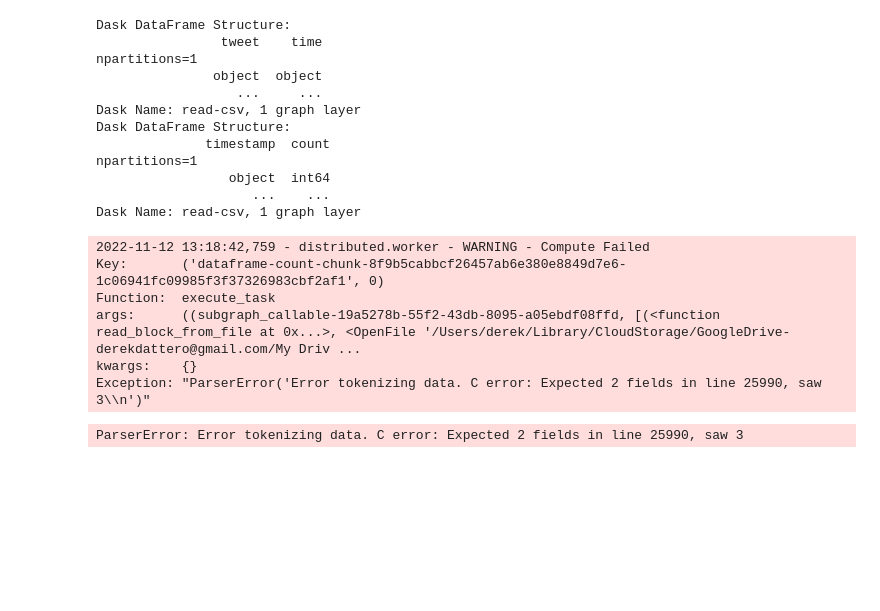
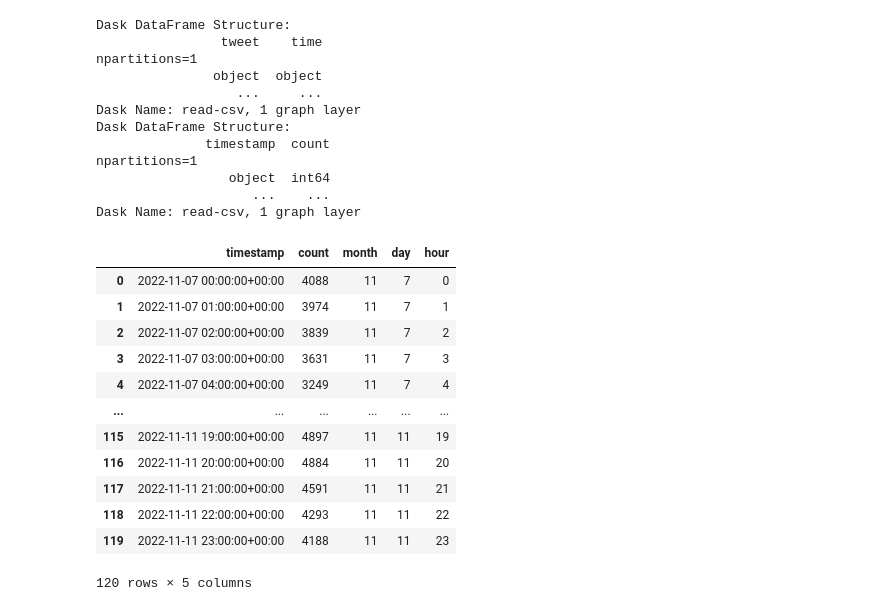
Before and after one commit to ddattero/BigDataFinalProject, a Jupyter notebook: twit_analysis.ipynb, the cells around one changed output. Saved outputs shown, nothing was run; the diff lists cells and outputs as text; code cells hidden in the pictures; blank space fills up the shorter version.

```diff
--- a/twit_analysis.ipynb
+++ b/twit_analysis.ipynb
@@ -37,20 +37,3 @@ npartitions=1
                  object  int64
                     ...    ...
 Dask Name: read-csv, 1 graph layer
-# %%
-
-tweetdf['time'] = dd.to_datetime(tweetdf['time'])
-
-print(tweetdf.count().compute())
-
-countdf['timestamp'] = dd.to_datetime(countdf['timestamp'])
-
-print(countdf.count().compute())
-# %% [output]
-2022-11-12 13:18:42,759 - distributed.worker - WARNING - Compute Failed
-Key:       ('dataframe-count-chunk-8f9b5cabbcf26457ab6e380e8849d7e6-1c06941fc09985f3f37326983cbf2af1', 0)
-Function:  execute_task
-args:      ((subgraph_callable-19a5278b-55f2-43db-8095-a05ebdf08ffd, [(<function read_block_from_file at 0x...>, <OpenFile '/Users/derek/Library/CloudStorage/GoogleDrive-derekdattero@gmail.com/My Driv ...
-kwargs:    {}
-Exception: "ParserError('Error tokenizing data. C error: Expected 2 fields in line 25990, saw 3\\n')"
-ParserError: Error tokenizing data. C error: Expected 2 fields in line 25990, saw 3
@@ -63,0 +40,28 @@ ParserError: Error tokenizing data. C error: Expected 2 fields in line 25990, sa
+# %%
+
+tweetdf['time'] = dd.to_datetime(tweetdf['time'])
+
+countdf['timestamp'] = dd.to_datetime(countdf['timestamp'])
+
+tweetdf['month'] = tweetdf['time'].dt.month
+tweetdf['day'] = tweetdf['time'].dt.day
+tweetdf['hour'] = tweetdf['time'].dt.hour
+tweetdf['minute'] = tweetdf['time'].dt.minute
+
+countdf['month'] = countdf['timestamp'].dt.month
+countdf['day'] = countdf['timestamp'].dt.day
+countdf['hour'] = countdf['timestamp'].dt.hour
+# %% [output]
+|  | timestamp | count | month | day | hour |
+| 0 | 2022-11-07 00:00:00+00:00 | 4088 | 11 | 7 | 0 |
+| 1 | 2022-11-07 01:00:00+00:00 | 3974 | 11 | 7 | 1 |
+| 2 | 2022-11-07 02:00:00+00:00 | 3839 | 11 | 7 | 2 |
+| 3 | 2022-11-07 03:00:00+00:00 | 3631 | 11 | 7 | 3 |
+| 4 | 2022-11-07 04:00:00+00:00 | 3249 | 11 | 7 | 4 |
+| ... | ... | ... | ... | ... | ... |
+| 115 | 2022-11-11 19:00:00+00:00 | 4897 | 11 | 11 | 19 |
+| 116 | 2022-11-11 20:00:00+00:00 | 4884 | 11 | 11 | 20 |
+| 117 | 2022-11-11 21:00:00+00:00 | 4591 | 11 | 11 | 21 |
+| 118 | 2022-11-11 22:00:00+00:00 | 4293 | 11 | 11 | 22 |
+| 119 | 2022-11-11 23:00:00+00:00 | 4188 | 11 | 11 | 23 |
+120 rows × 5 columns
```
Also changed, not shown: parts of 1 cell of this notebook, 2 other files.
